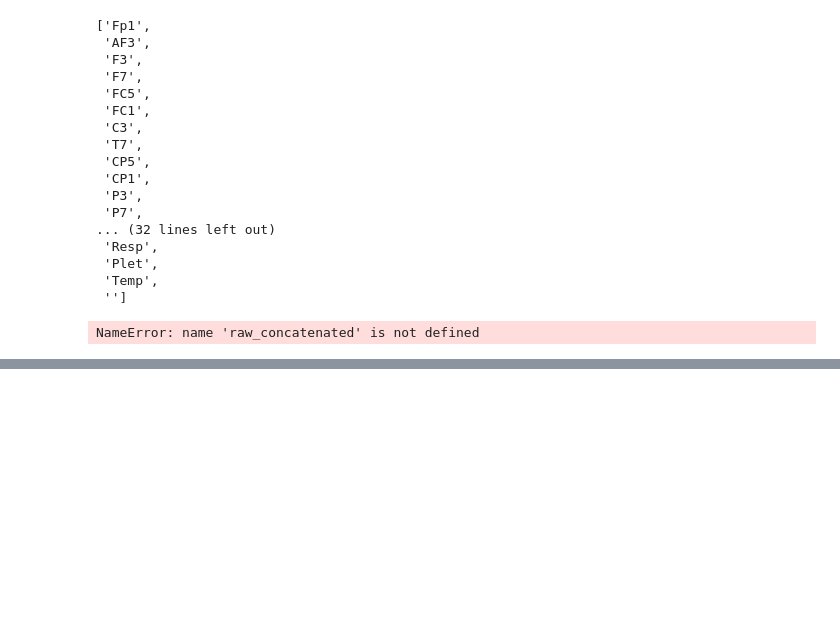
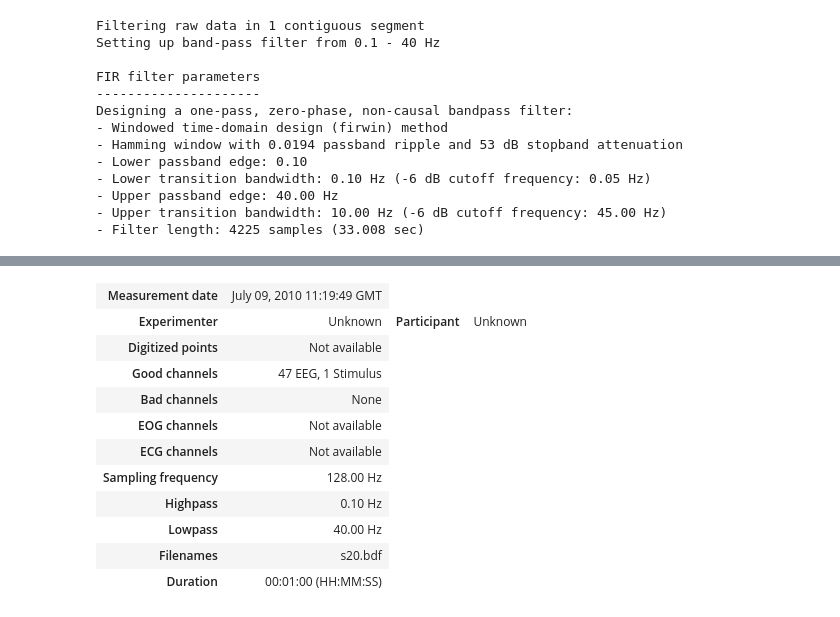
Before and after one commit to ankitmishra2232/EEG_signal_processing_using_ML, a Jupyter notebook: data reading and preprocessing.ipynb, the cells around one changed output, grey strips where cells are left out. Saved outputs shown, nothing was run; the diff lists cells and outputs as text; code cells hidden in the pictures; blank space fills up the shorter version.

```diff
--- a/data reading and preprocessing.ipynb
+++ b/data reading and preprocessing.ipynb
@@ -217,27 +210,21 @@ Creating raw.info structure...
 # %%
 # Concatenate the cropped raw objects into a single raw object
-# raw_concatenated = mne.concatenate_raws(raws)
-raws[23].info['ch_names']
+raw_concatenated = mne.concatenate_raws(raws)
+# raws[23].info['ch_names']
-# %% [output]
-['Fp1',
- 'AF3',
- 'F3',
- 'F7',
- 'FC5',
- 'FC1',
- 'C3',
- 'T7',
- 'CP5',
- 'CP1',
- 'P3',
- 'P7',
-... (32 lines left out)
- 'Resp',
- 'Plet',
- 'Temp',
- '']
-# %%
-# Convert the concatenated raw object to a Pandas DataFrame
-df = pd.DataFrame(raw_concatenated.get_data().T, columns=raw_concatenated.ch_names)
-# %% [output]
-NameError: name 'raw_concatenated' is not defined
+# %%
+# Apply low-pass filtering with a cutoff frequency of 40 Hz
+raw.filter(l_freq=0.1, h_freq=40.0)
+# %% [output]
+Filtering raw data in 1 contiguous segment
+Setting up band-pass filter from 0.1 - 40 Hz
+
+FIR filter parameters
+---------------------
+Designing a one-pass, zero-phase, non-causal bandpass filter:
+- Windowed time-domain design (firwin) method
+- Hamming window with 0.0194 passband ripple and 53 dB stopband attenuation
+- Lower passband edge: 0.10
+- Lower transition bandwidth: 0.10 Hz (-6 dB cutoff frequency: 0.05 Hz)
+- Upper passband edge: 40.00 Hz
+- Upper transition bandwidth: 10.00 Hz (-6 dB cutoff frequency: 45.00 Hz)
+- Filter length: 4225 samples (33.008 sec)
@@ -243,0 +237,12 @@ NameError: name 'raw_concatenated' is not defined
+| Measurement date | July 09, 2010 11:19:49 GMT |
+| Experimenter | Unknown | Participant | Unknown |
+| Digitized points | Not available |
+| Good channels | 47 EEG, 1 Stimulus |
+| Bad channels | None |
+| EOG channels | Not available |
+| ECG channels | Not available |
+| Sampling frequency | 128.00 Hz |
+| Highpass | 0.10 Hz |
+| Lowpass | 40.00 Hz |
+| Filenames | s20.bdf |
+| Duration | 00:01:00 (HH:MM:SS) |
```
Also changed, not shown: parts of 14 cells of this notebook.
